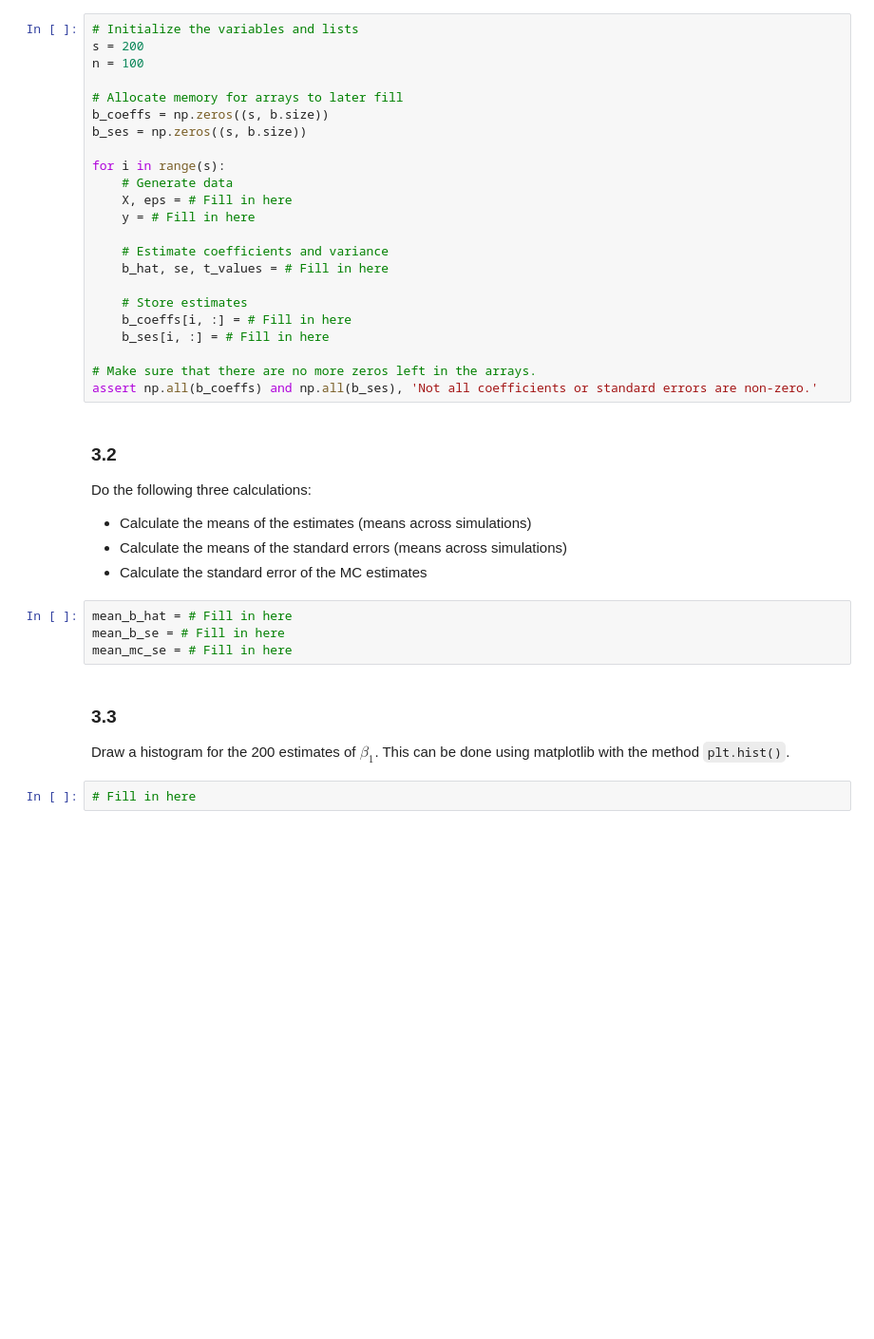
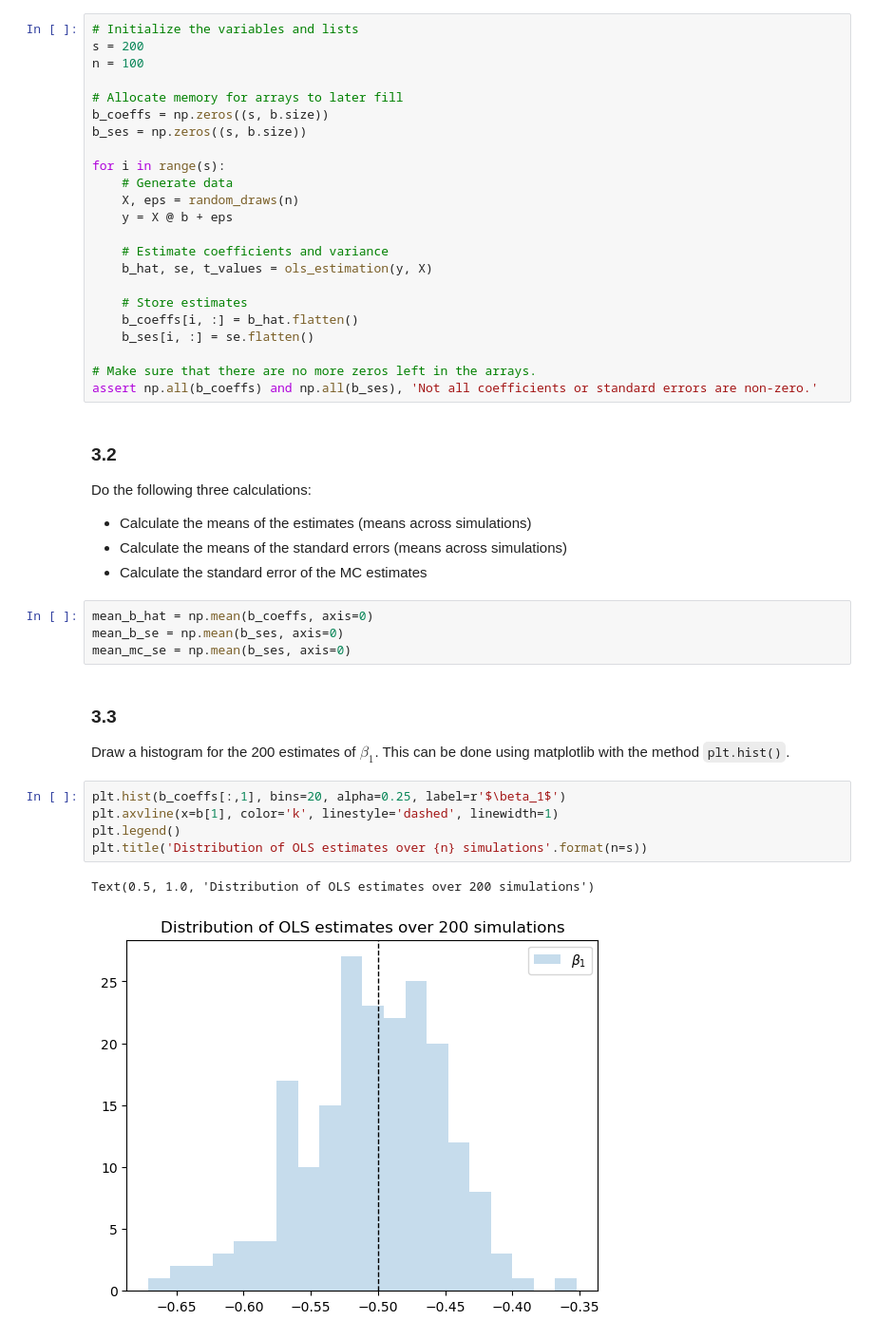
Before and after one commit to jhvander/Uni, a Jupyter notebook: 11. Sem/AME/Exercices/w1_ex_ante.ipynb, the cells around one changed output. Shown: that part at 95% size. Drawn from its saved outputs; the diff is of its cells as text; blank space fills up the shorter version.

```diff
--- a/11. Sem/AME/Exercices/w1_ex_ante.ipynb
+++ b/11. Sem/AME/Exercices/w1_ex_ante.ipynb
@@ -465,15 +491,15 @@ b_ses = np.zeros((s, b.size))
 
 for i in range(s):
     # Generate data
-    X, eps = # Fill in here
-    y = # Fill in here
+    X, eps = random_draws(n)
+    y = X @ b + eps
 
     # Estimate coefficients and variance
-    b_hat, se, t_values = # Fill in here
+    b_hat, se, t_values = ols_estimation(y, X)
 
     # Store estimates
-    b_coeffs[i, :] = # Fill in here
-    b_ses[i, :] = # Fill in here
+    b_coeffs[i, :] = b_hat.flatten()
+    b_ses[i, :] = se.flatten()
 
 # Make sure that there are no more zeros left in the arrays.
 assert np.all(b_coeffs) and np.all(b_ses), 'Not all coefficients or standard errors are non-zero.'
@@ -483,12 +509,18 @@ Do the following three calculations:
 - Calculate the means of the estimates (means across simulations)
 - Calculate the means of the standard errors (means across simulations)
 - Calculate the standard error of the MC estimates
-# %%
-mean_b_hat = # Fill in here
-mean_b_se = # Fill in here
-mean_mc_se = # Fill in here
+# %%
+mean_b_hat = np.mean(b_coeffs, axis=0)
+mean_b_se = np.mean(b_ses, axis=0)
+mean_mc_se = np.mean(b_ses, axis=0)
 # %% [markdown]
 ### 3.3
 Draw a histogram for the 200 estimates of $\beta_1$. This can be done using matplotlib with the method `plt.hist()`.
-# %%
-# Fill in here
+# %%
+plt.hist(b_coeffs[:,1], bins=20, alpha=0.25, label=r'$\beta_1$')
+plt.axvline(x=b[1], color='k', linestyle='dashed', linewidth=1)
+plt.legend()
+plt.title('Distribution of OLS estimates over {n} simulations'.format(n=s))
+# %% [output]
+Text(0.5, 1.0, 'Distribution of OLS estimates over 200 simulations')
+[figure, added]
```
Also changed, not shown: parts of 6 cells of this notebook.
